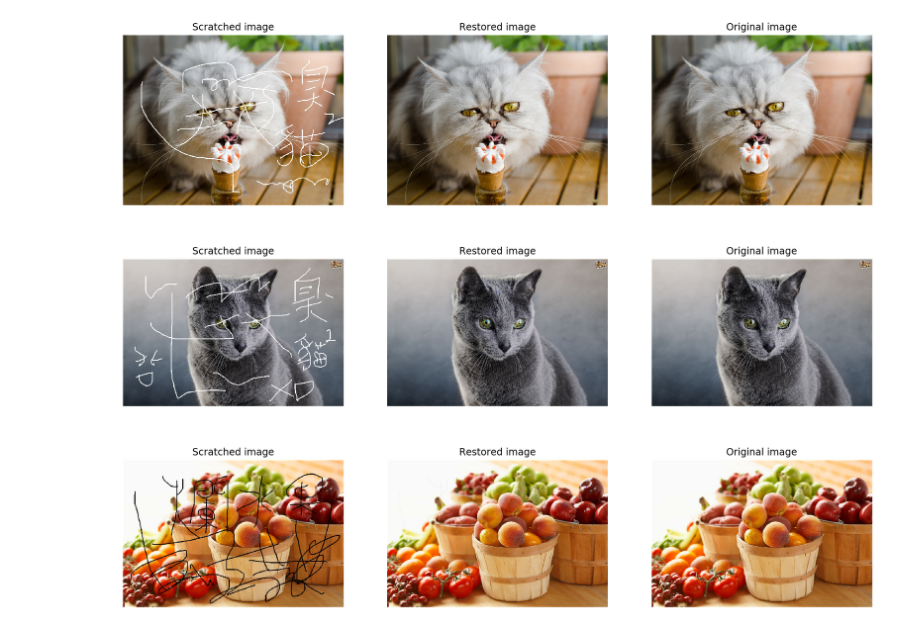
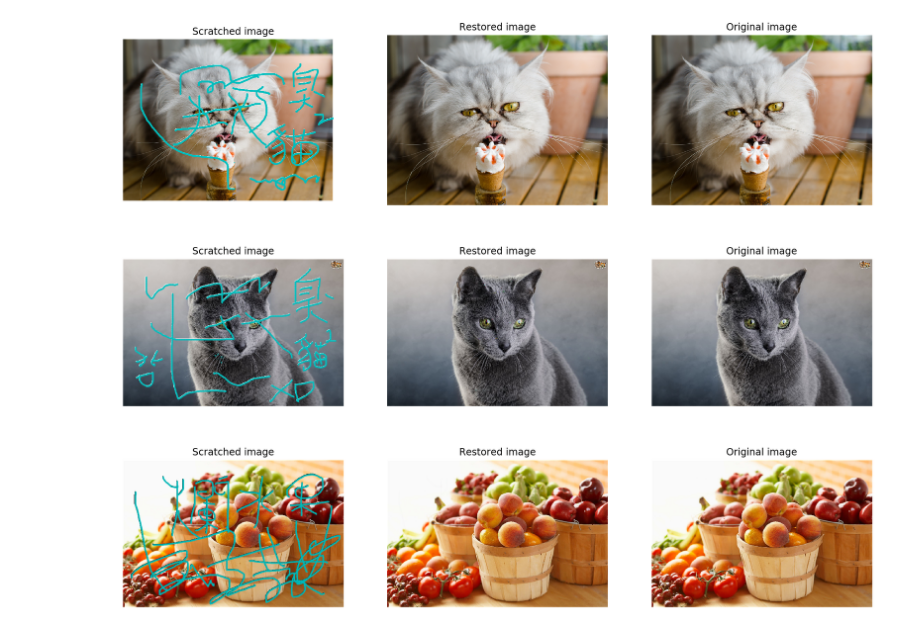
Before and after one commit to yenhsunlin/blogspot, a Jupyter notebook: Info-Alg/IA7_img_restoration.ipynb, the cells around one changed output. Saved outputs shown, nothing was run; the diff lists cells and outputs as text; code cells hidden in the pictures.

```diff
--- a/Info-Alg/IA7_img_restoration.ipynb
+++ b/Info-Alg/IA7_img_restoration.ipynb
@@ -42,31 +42,31 @@ for i in range(3):
 # %%
 # Compare the three images: scratched, restored and original
 # The slice option [:,:,::-1] swaps the BGR in cv2 into RGB which accepts by plt.imshow
 plt.figure(figsize=(25/1.5,9/1.5))
 plt.subplot(1,3,1)
 plt.imshow(img1_s[:,:,::-1])
-#plt.scatter(mask1.T[1],mask1.T[0],s=0.1,color="c")
+plt.scatter(np.array(img1res.mask).T[1],np.array(img1res.mask).T[0],s=0.05,color="c")
 plt.title("Scratched image")
 plt.axis("off")
 
 plt.subplot(1,3,2)
 plt.imshow(img1res.status()[:,:,::-1])
 plt.title("Restored image")
 plt.axis("off")
 
 plt.subplot(1,3,3)
 plt.imshow(img1[:,:,::-1])
 plt.title("Original image")
 plt.axis("off")
 
-#plt.savefig("img1_restored.png",dpi=300,bbox_inches = 'tight')
+# plt.savefig("img1_restored.png",dpi=300,bbox_inches = 'tight')
 # %% [output]
-[figure, old version]
+[figure, new version]
 # %%
 plt.figure(figsize=(25/1.5,9/1.7))
 plt.subplot(1,3,1)
 plt.imshow(img2_s[:,:,::-1])
-#plt.scatter(mask2.T[1],mask2.T[0],s=0.1,color="c")
+plt.scatter(np.array(img2res.mask).T[1],np.array(img2res.mask).T[0],s=0.01,color="c")
 plt.title("Scratched image")
 plt.axis("off")
 
@@ -80,14 +80,14 @@ plt.imshow(img2[:,:,::-1])
 plt.title("Original image")
 plt.axis("off")
 
-#plt.savefig("img2_restored.png",dpi=300,bbox_inches = 'tight')
+# plt.savefig("img2_restored.png",dpi=300,bbox_inches = 'tight')
 # %% [output]
-[figure, old version]
+[figure, new version]
 # %%
 plt.figure(figsize=(25/1.5,9/2))
 plt.subplot(1,3,1)
 plt.imshow(img3_s[:,:,::-1])
-#plt.scatter(mask3.T[1],mask3.T[0],s=0.1,color="c")
+plt.scatter(np.array(img3res.mask).T[1],np.array(img3res.mask).T[0],s=0.01,color="c")
 plt.title("Scratched image")
 plt.axis("off")
 
@@ -101,6 +101,6 @@ plt.imshow(img3[:,:,::-1])
 plt.title("Original image")
 plt.axis("off")
 
-#plt.savefig("img3_restored.png",dpi=300,bbox_inches = 'tight')
+# plt.savefig("img3_restored.png",dpi=300,bbox_inches = 'tight')
 # %% [output]
-[figure, old version]
+[figure, new version]
```
Also changed, not shown: parts of 1 cell of this notebook.
